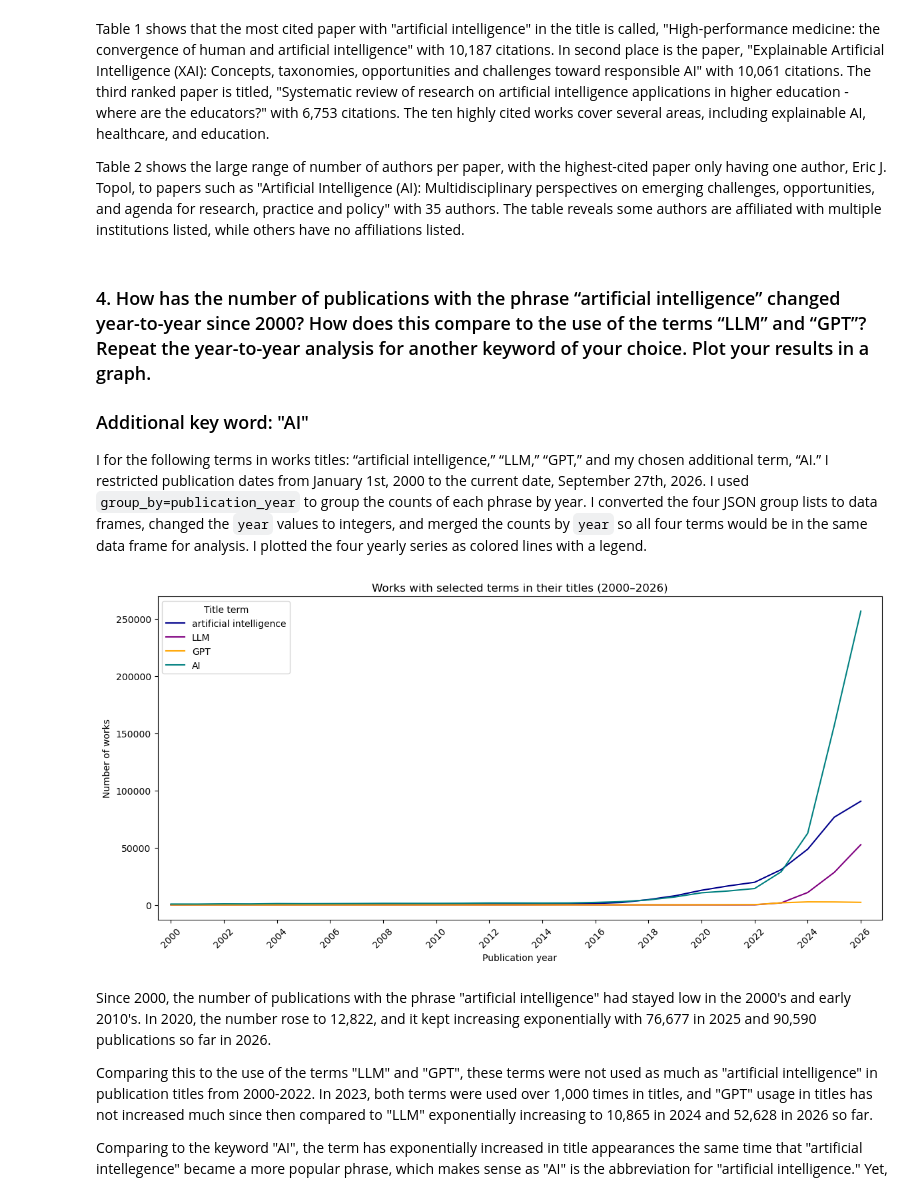
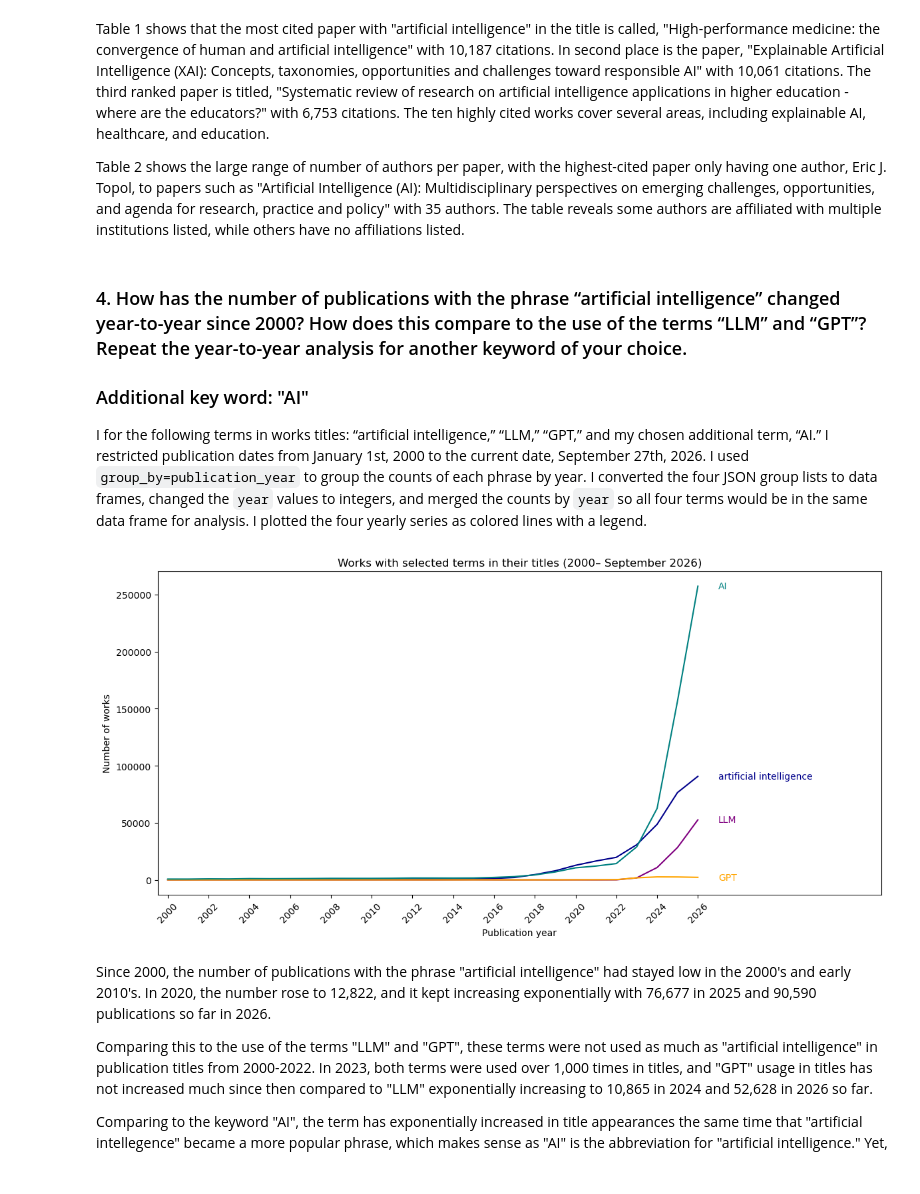
Before and after one commit to maxinehb/datasci530fall2026, a Jupyter notebook: Assignment 3/Assignment3.ipynb, the cells around one changed output. Cells and saved outputs as stored; diff of their text form; code cells hidden in the pictures.

```diff
--- a/Assignment 3/Assignment3.ipynb
+++ b/Assignment 3/Assignment3.ipynb
@@ -284,8 +284,7 @@ Table 2 shows the large range of number of authors per paper, with the highest-c
 # %% [markdown]
 <h3 style="color:#000000;"> 4. How  has  the  number  of  publications  with  the  phrase  “artificial intelligence” changed
 year-to-year since 2000? How does this compare to the use of the terms “LLM” and
-“GPT”? Repeat the year-to-year analysis for another keyword of your choice. Plot your
-results in a graph.   </h3>
+“GPT”? Repeat the year-to-year analysis for another keyword of your choice.  </h3>
 
 <h3 style="color:#000000;"> Additional key word: "AI" </h3>
 
@@ -319,36 +318,41 @@ for term in terms:
 
     table_yearly_terms = table_yearly_terms.merge(
         table_term, on="Year", how="left"
     )
 
 # quality checks:
 #print(table_yearly_terms.shape)
 #print(table_yearly_terms.isna().sum())
 #display(table_yearly_terms)
 
 # plot line graph
 plt.figure(figsize=(12, 6))
 
 colors = ["darkblue", "purple", "orange", "teal"]
 
 for term, color in zip(terms, colors):
     plt.plot(
         table_yearly_terms["Year"],
         table_yearly_terms[term],
         label=term,
         color=color
     )
 
-plt.title("Works with selected terms in their titles (2000–2026)")
+plt.title("Works with selected terms in their titles (2000– September 2026)")
 plt.xlabel("Publication year")
 plt.xticks(range(2000, 2027, 2), rotation=45)
 plt.xlim(1999.5, 2026.8)
 plt.ylabel("Number of works")
-plt.legend(title="Title term")
+# label each line beside its 2026 value
+for term, color in zip(terms, colors):
+    count_2026 = table_yearly_terms[term].iloc[-1]
+    plt.text(2027, count_2026, term, color=color, va="center")
+
+plt.xlim(1999.5, 2035)  # leave room for the labels
 plt.tight_layout()
 plt.show()
 # %% [output]
-[figure, old version]
+[figure, new version]
 # %% [markdown]
 Since 2000, the number of publications with the phrase "artificial intelligence" had stayed low in the 2000's and early 2010's. In 2020, the number rose to 12,822, and it kept increasing exponentially with 76,677 in 2025 and 90,590 publications so far in 2026.
 
```
Also changed, not shown: 1 other file.
